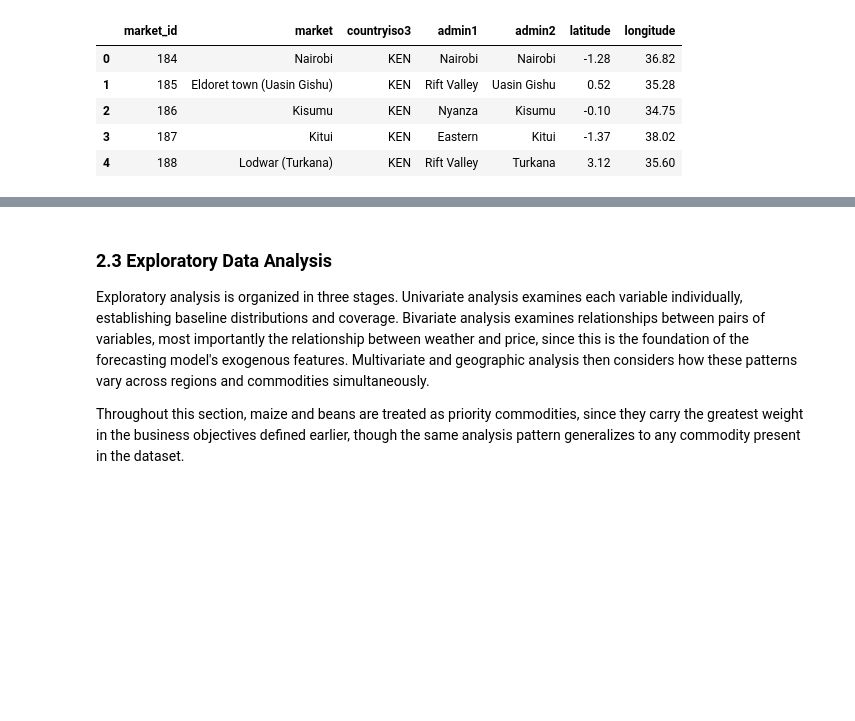
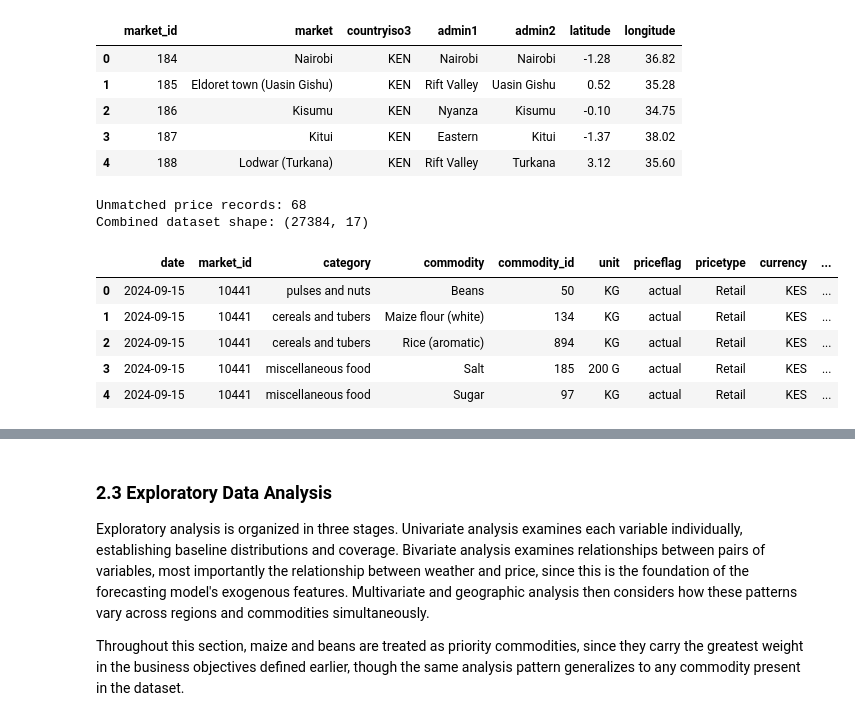
Before and after one commit to kevinkiplangat432/Predictive-Time-Series-Pipeline-using-a-Dual-Input-LSTM-and-Geospatial-Mapping, a Jupyter notebook: kenyan_prices_food.ipynb, the cells around one changed output, grey strips where cells are left out. Drawn from its saved outputs; the diff is of its cells as text; code cells hidden in the pictures; blank space fills up the shorter version.

```diff
--- a/kenyan_prices_food.ipynb
+++ b/kenyan_prices_food.ipynb
@@ -495,3 +495,77 @@ Cleaned market dataset shape: (279, 7)
 | 2 | 186 | Kisumu | KEN | Nyanza | Kisumu | -0.10 | 34.75 |
 | 3 | 187 | Kitui | KEN | Eastern | Kitui | -1.37 | 38.02 |
 | 4 | 188 | Lodwar (Turkana) | KEN | Rift Valley | Turkana | 3.12 | 35.60 |
+# %%
+# Combine the cleaned price and market datasets
+# market_id is the stable identifier shared by both datasets
+prices["market_id"] = pd.to_numeric(
+    prices["market_id"],
+    errors="coerce"
+)
+markets["market_id"] = pd.to_numeric(
+    markets["market_id"],
+    errors="coerce"
+)
+
+# Select the canonical market information for the final dataset
+market_lookup = markets[
+    [
+        "market_id",
+        "market",
+        "countryiso3",
+        "admin1",
+        "admin2",
+        "latitude",
+        "longitude"
+    ]
+].drop_duplicates(subset=["market_id"])
+
+# Remove duplicate market fields from prices before the merge
+market_columns = [
+    "market",
+    "countryiso3",
+    "admin1",
+    "admin2",
+    "latitude",
+    "longitude"
+]
+price_observations = prices.drop(
+    columns=[
+        column
+        for column in market_columns
+        if column in prices.columns
+    ]
+)
+
+# Add market details to each food-price observation
+prices_markets = price_observations.merge(
+    market_lookup,
+    on="market_id",
+    how="left",
+    validate="many_to_one",
+    indicator=True
+)
+
+# Count price records that did not match a market record
+unmatched_count = (
+    prices_markets["_merge"] == "left_only"
+).sum()
+print(f"Unmatched price records: {unmatched_count}")
+
+# Remove the temporary merge-status column and order the final data
+prices_markets = prices_markets.drop(columns=["_merge"])
+prices_markets = prices_markets.sort_values(
+    ["market", "commodity", "date"]
+).reset_index(drop=True)
+
+print(f"Combined dataset shape: {prices_markets.shape}")
+display(prices_markets.head())
+# %% [output]
+Unmatched price records: 68
+Combined dataset shape: (27384, 17)
+|  | date | market_id | category | commodity | commodity_id | unit | priceflag | pricetype | currency | ... |
+| 0 | 2024-09-15 | 10441 | pulses and nuts | Beans | 50 | KG | actual | Retail | KES | ... |
+| 1 | 2024-09-15 | 10441 | cereals and tubers | Maize flour (white) | 134 | KG | actual | Retail | KES | ... |
+| 2 | 2024-09-15 | 10441 | cereals and tubers | Rice (aromatic) | 894 | KG | actual | Retail | KES | ... |
+| 3 | 2024-09-15 | 10441 | miscellaneous food | Salt | 185 | 200 G | actual | Retail | KES | ... |
+| 4 | 2024-09-15 | 10441 | miscellaneous food | Sugar | 97 | KG | actual | Retail | KES | ... |
```
Also changed, not shown: parts of 9 cells of this notebook.
